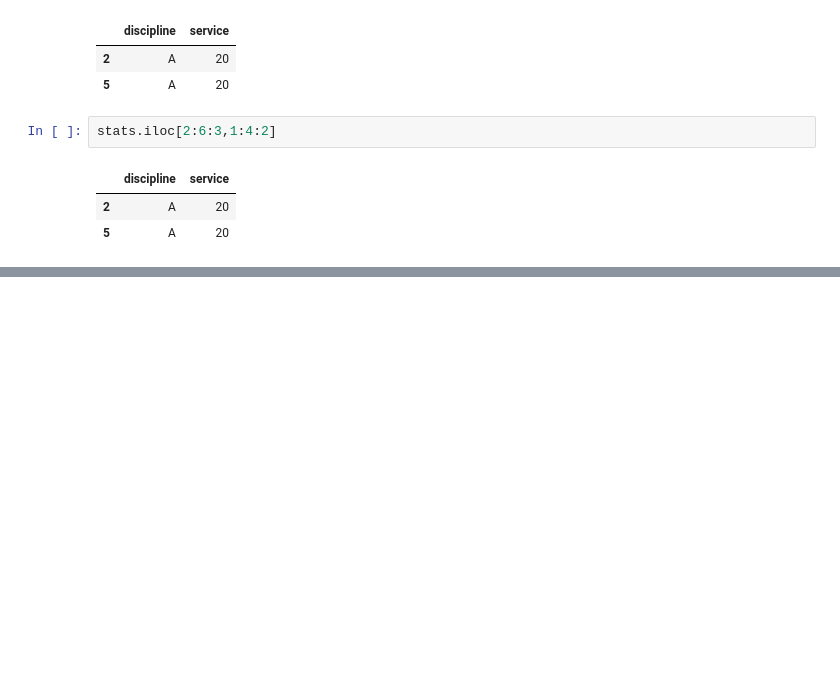
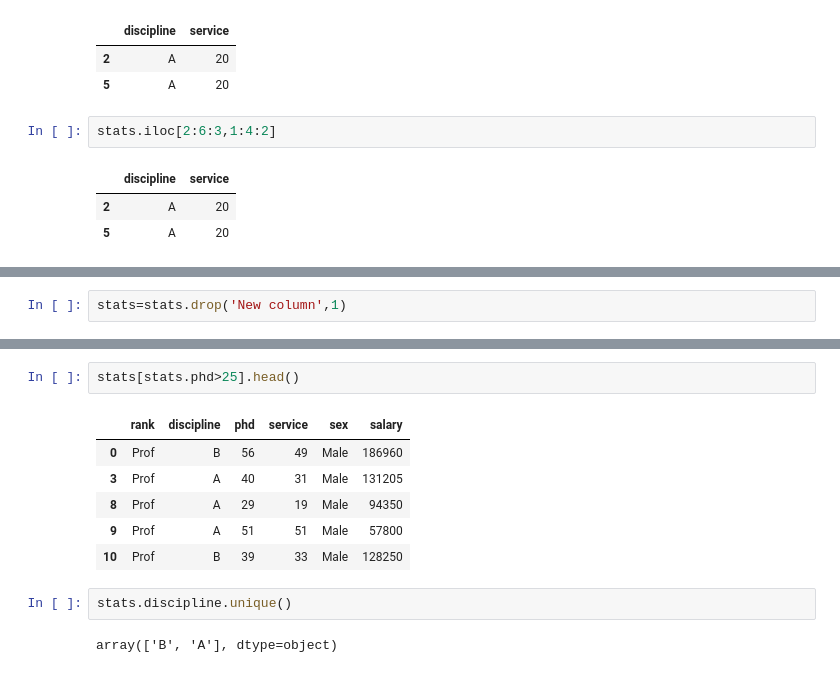
Before and after one commit to Manish-2708/pyt_man, a Jupyter notebook: PythonDay2.ipynb, the cells around one changed output, grey strips where cells are left out. Saved outputs shown, nothing was run; the diff lists cells and outputs as text; blank space fills up the shorter version.

```diff
--- a/PythonDay2.ipynb
+++ b/PythonDay2.ipynb
@@ -97,0 +120,2 @@ stats.iloc[2:6:3,1:4:2]
+# %%
+stats=stats.drop('New column',1)
@@ -97,0 +148,13 @@ stats.iloc[2:6:3,1:4:2]
+# %%
+stats[stats.phd>25].head()
+# %% [output]
+|  | rank | discipline | phd | service | sex | salary |
+| 0 | Prof | B | 56 | 49 | Male | 186960 |
+| 3 | Prof | A | 40 | 31 | Male | 131205 |
+| 8 | Prof | A | 29 | 19 | Male | 94350 |
+| 9 | Prof | A | 51 | 51 | Male | 57800 |
+| 10 | Prof | B | 39 | 33 | Male | 128250 |
+# %%
+stats.discipline.unique()
+# %% [output]
+array(['B', 'A'], dtype=object)
```
Also changed, not shown: parts of 7 cells of this notebook.
